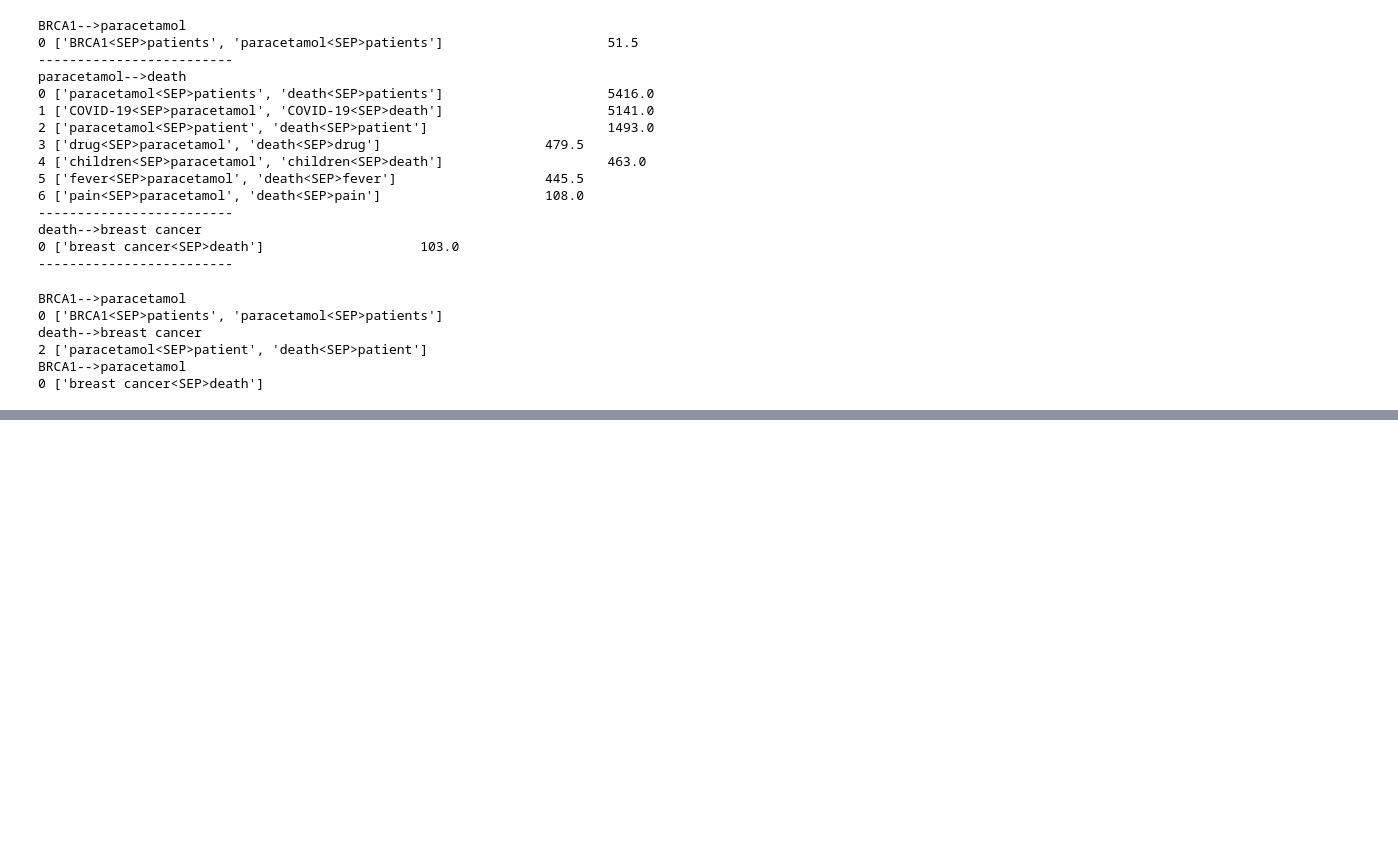
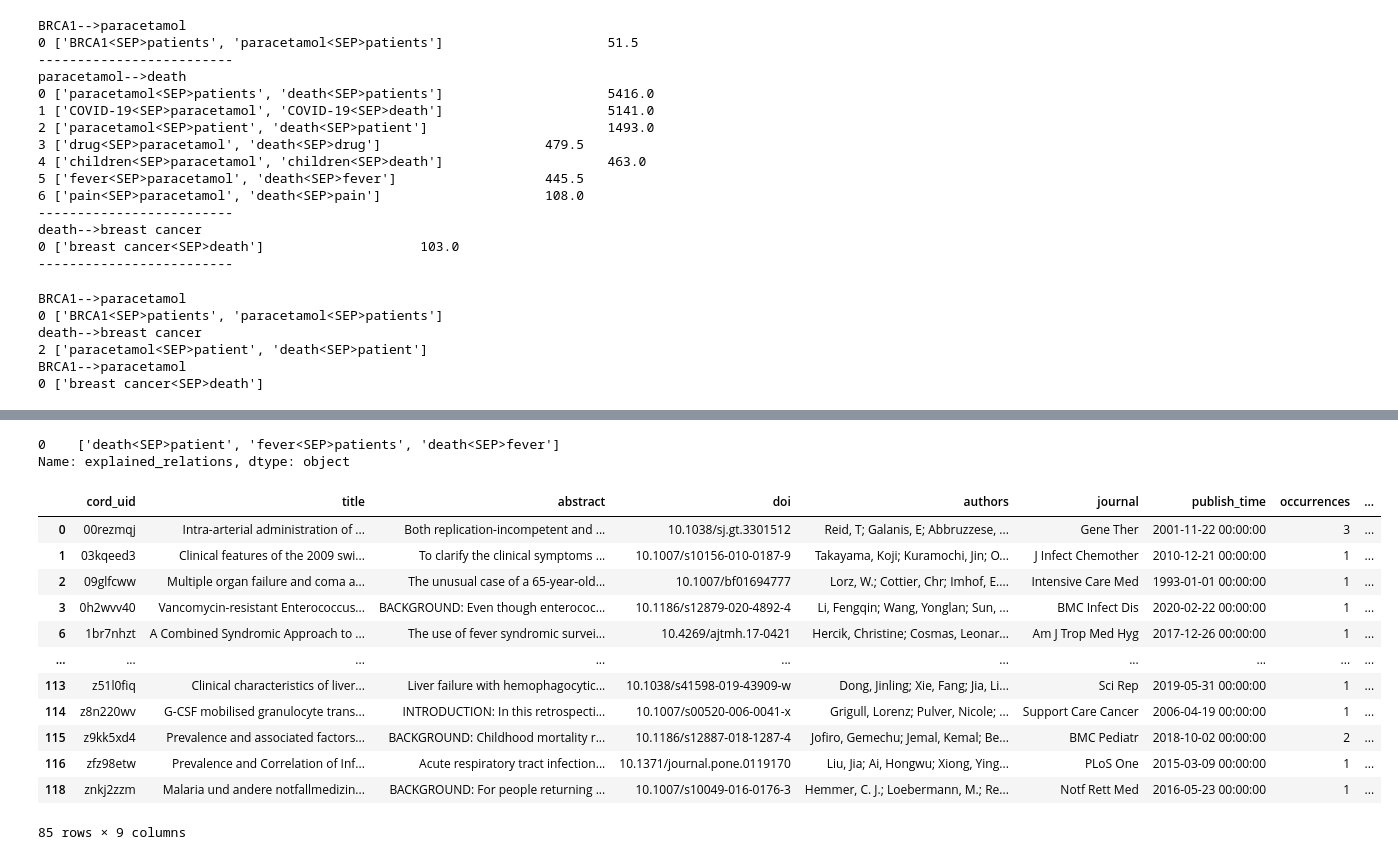
Before and after one commit to FrInve/agave, a Jupyter notebook: notebooks/dev.ipynb, the cells around one changed output, grey strips where cells are left out. Saved outputs shown, nothing was run; the diff lists cells and outputs as text; code cells hidden in the pictures; blank space fills up the shorter version.

```diff
--- a/notebooks/dev.ipynb
+++ b/notebooks/dev.ipynb
@@ -102,0 +110,7 @@ the_manager.gatherer.extracted_papers.head()
+# %%
+the_manager = Manager(metadata, paper_cache, graph_db)
+# %%
+from agave.model.query import GraphicalAbstract
+import networkx as nx
+import pandas as pd
+pd.set_option('display.max_colwidth', None)
@@ -102,0 +168,21 @@ the_manager.gatherer.extracted_papers.head()
+# %%
+print(the_manager.gatherer.get_paper_by_doi('10.1038/sj.gt.3301512').explained_relations)
+# %% [output]
+0    ['death<SEP>patient', 'fever<SEP>patients', 'death<SEP>fever']
+Name: explained_relations, dtype: object
+# %%
+the_manager.gatherer.get_papers_by_meta_relation('BRCA1-->fever')
+# %% [output]
+|  | cord_uid | title | abstract | doi | authors | journal | publish_time | occurrences | ... |
+| 0 | 00rezmqj | Intra-arterial administration of ... | Both replication-incompetent and ... | 10.1038/sj.gt.3301512 | Reid, T; Galanis, E; Abbruzzese, ... | Gene Ther | 2001-11-22 00:00:00 | 3 | ... |
+| 1 | 03kqeed3 | Clinical features of the 2009 swi... | To clarify the clinical symptoms ... | 10.1007/s10156-010-0187-9 | Takayama, Koji; Kuramochi, Jin; O... | J Infect Chemother | 2010-12-21 00:00:00 | 1 | ... |
+| 2 | 09glfcww | Multiple organ failure and coma a... | The unusual case of a 65-year-old... | 10.1007/bf01694777 | Lorz, W.; Cottier, Chr; Imhof, E.... | Intensive Care Med | 1993-01-01 00:00:00 | 1 | ... |
+| 3 | 0h2wvv40 | Vancomycin-resistant Enterococcus... | BACKGROUND: Even though enterococ... | 10.1186/s12879-020-4892-4 | Li, Fengqin; Wang, Yonglan; Sun, ... | BMC Infect Dis | 2020-02-22 00:00:00 | 1 | ... |
+| 6 | 1br7nhzt | A Combined Syndromic Approach to ... | The use of fever syndromic survei... | 10.4269/ajtmh.17-0421 | Hercik, Christine; Cosmas, Leonar... | Am J Trop Med Hyg | 2017-12-26 00:00:00 | 1 | ... |
+| ... | ... | ... | ... | ... | ... | ... | ... | ... | ... |
+| 113 | z51l0fiq | Clinical characteristics of liver... | Liver failure with hemophagocytic... | 10.1038/s41598-019-43909-w | Dong, Jinling; Xie, Fang; Jia, Li... | Sci Rep | 2019-05-31 00:00:00 | 1 | ... |
+| 114 | z8n220wv | G-CSF mobilised granulocyte trans... | INTRODUCTION: In this retrospecti... | 10.1007/s00520-006-0041-x | Grigull, Lorenz; Pulver, Nicole; ... | Support Care Cancer | 2006-04-19 00:00:00 | 1 | ... |
+| 115 | z9kk5xd4 | Prevalence and associated factors... | BACKGROUND: Childhood mortality r... | 10.1186/s12887-018-1287-4 | Jofiro, Gemechu; Jemal, Kemal; Be... | BMC Pediatr | 2018-10-02 00:00:00 | 2 | ... |
+| 116 | zfz98etw | Prevalence and Correlation of Inf... | Acute respiratory tract infection... | 10.1371/journal.pone.0119170 | Liu, Jia; Ai, Hongwu; Xiong, Ying... | PLoS One | 2015-03-09 00:00:00 | 1 | ... |
+| 118 | znkj2zzm | Malaria und andere notfallmedizin... | BACKGROUND: For people returning ... | 10.1007/s10049-016-0176-3 | Hemmer, C. J.; Loebermann, M.; Re... | Notf Rett Med | 2016-05-23 00:00:00 | 1 | ... |
+85 rows × 9 columns
```
Also changed, not shown: parts of 16 cells of this notebook, 3 other files.
